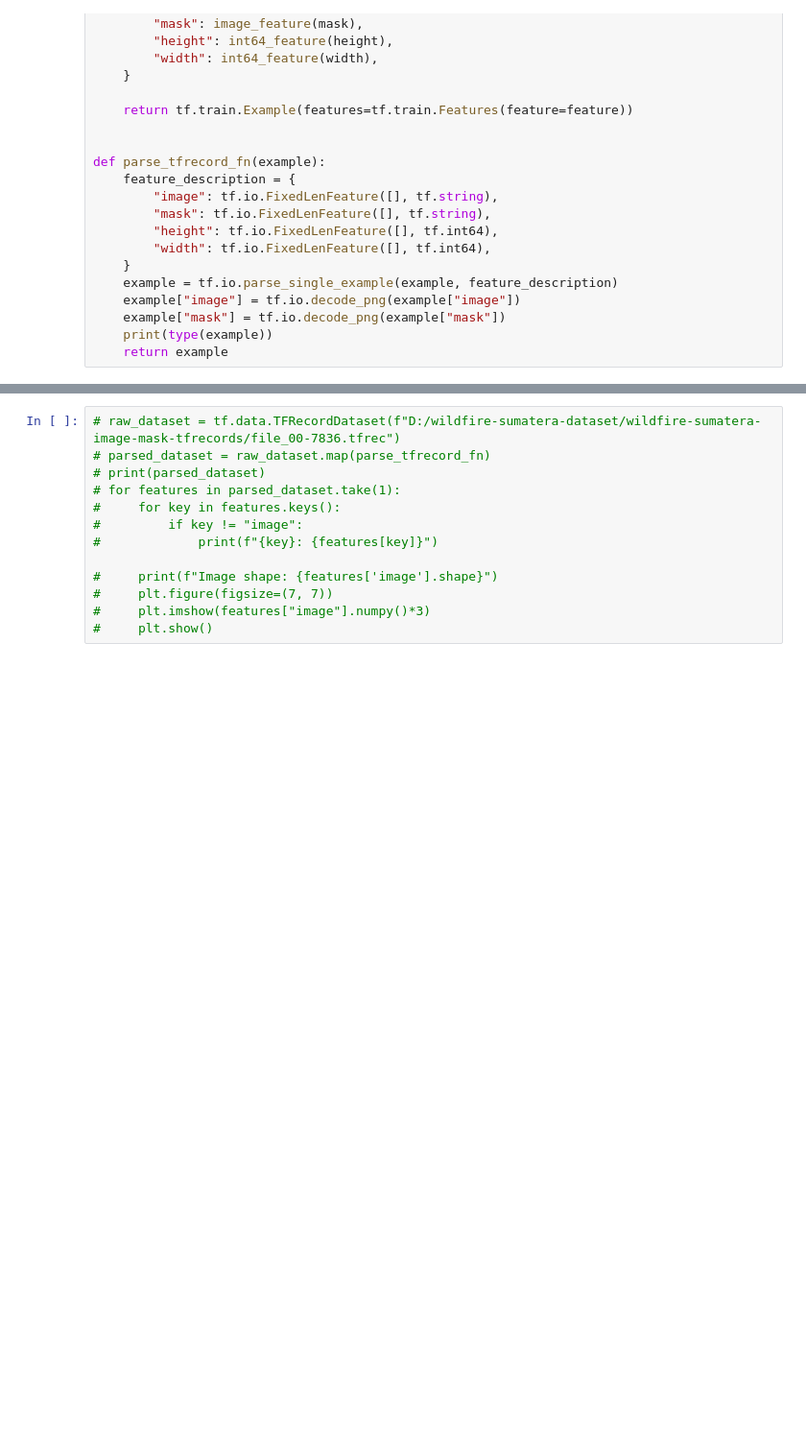
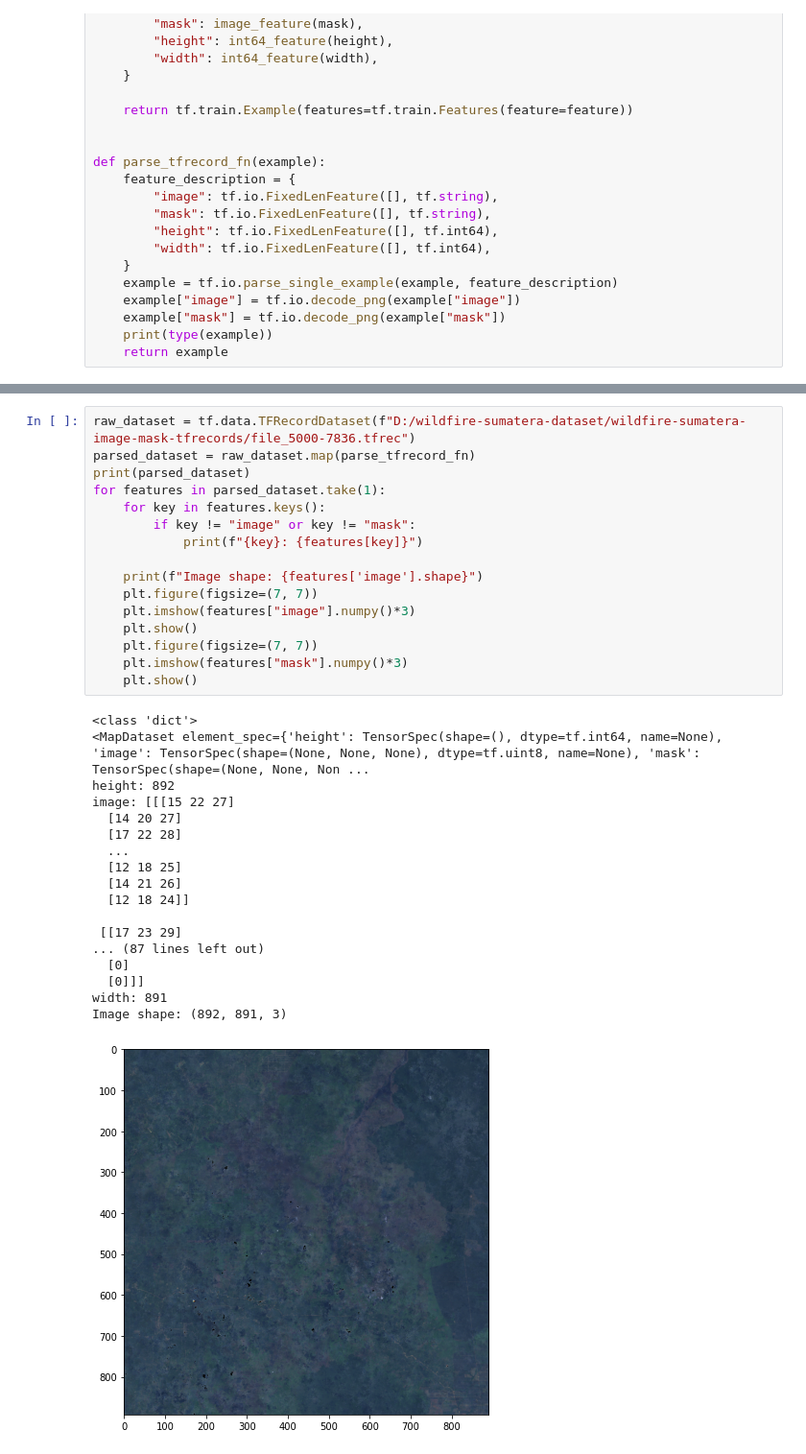
Before and after one commit to marcellinus-witarsah/sumatera-wildfire-classification, a Jupyter notebook: data-preprocessing-tfrecord.ipynb, the cells around one changed output, grey strips where cells are left out. Shown at 96% size. Cells and saved outputs as stored; diff of their text form; blank space fills up the shorter version.

```diff
--- a/data-preprocessing-tfrecord.ipynb
+++ b/data-preprocessing-tfrecord.ipynb
@@ -173,15 +170,37 @@ for tfrec_num, row in tqdm(filtered_landsat_df.iterrows(), colour='green'):
         writer.write(example.SerializeToString())
         writer.close()
 # %%
-# raw_dataset = tf.data.TFRecordDataset(f"D:/wildfire-sumatera-dataset/wildfire-sumatera-image-mask-tfrecords/file_00-7836.tfrec")
-# parsed_dataset = raw_dataset.map(parse_tfrecord_fn)
-# print(parsed_dataset)
-# for features in parsed_dataset.take(1):
-#     for key in features.keys():
-#         if key != "image":
-#             print(f"{key}: {features[key]}")
+raw_dataset = tf.data.TFRecordDataset(f"D:/wildfire-sumatera-dataset/wildfire-sumatera-image-mask-tfrecords/file_5000-7836.tfrec")
+parsed_dataset = raw_dataset.map(parse_tfrecord_fn)
+print(parsed_dataset)
+for features in parsed_dataset.take(1):
+    for key in features.keys():
+        if key != "image" or key != "mask":
+            print(f"{key}: {features[key]}")
 
-#     print(f"Image shape: {features['image'].shape}")
-#     plt.figure(figsize=(7, 7))
-#     plt.imshow(features["image"].numpy()*3)
-#     plt.show()
+    print(f"Image shape: {features['image'].shape}")
+    plt.figure(figsize=(7, 7))
+    plt.imshow(features["image"].numpy()*3)
+    plt.show()
+    plt.figure(figsize=(7, 7))
+    plt.imshow(features["mask"].numpy()*3)
+    plt.show()
+# %% [output]
+<class 'dict'>
+<MapDataset element_spec={'height': TensorSpec(shape=(), dtype=tf.int64, name=None), 'image': TensorSpec(shape=(None, None, None), dtype=tf.uint8, name=None), 'mask': TensorSpec(shape=(None, None, Non ...
+height: 892
+image: [[[15 22 27]
+  [14 20 27]
+  [17 22 28]
+  ...
+  [12 18 25]
+  [14 21 26]
+  [12 18 24]]
+
+ [[17 23 29]
+... (87 lines left out)
+  [0]
+  [0]]]
+width: 891
+Image shape: (892, 891, 3)
+[figure, added]
```
Also changed, not shown: parts of 3 cells of this notebook.
